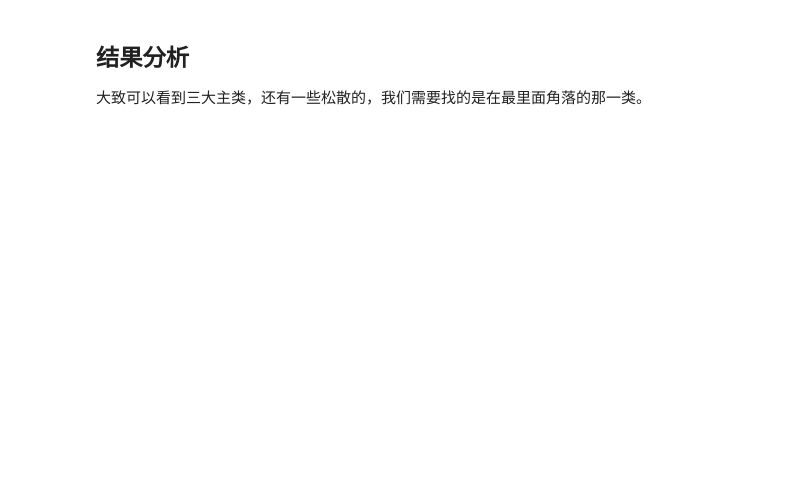
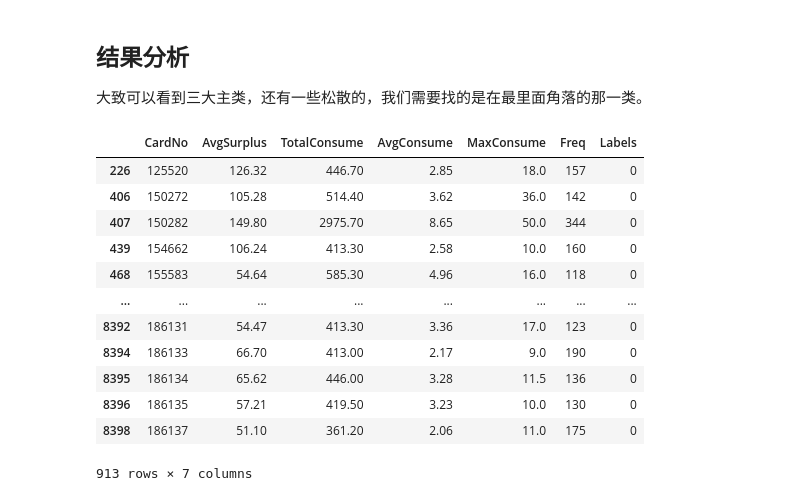
Before and after one commit to nonlinearthink/SCBAnalysis, a Jupyter notebook: model.ipynb, the cells around one changed output. Cells and saved outputs as stored; diff of their text form; code cells hidden in the pictures; blank space fills up the shorter version.

```diff
--- a/model.ipynb
+++ b/model.ipynb
@@ -116,3 +123,23 @@ drawing label 5
 ## 结果分析
 
 大致可以看到三大主类，还有一些松散的，我们需要找的是在最里面角落的那一类。
+# %%
+# 根据上图请自行调整，因为K-Means分类的label值不稳定，所以每次运行完前面的无比更改这个值
+# 这个类是上图中所有项都最低的那一个类
+group_label = 0
+deep_model = evaluation[evaluation.Labels==group_label]
+deep_model
+# %% [output]
+|  | CardNo | AvgSurplus | TotalConsume | AvgConsume | MaxConsume | Freq | Labels |
+| 226 | 125520 | 126.32 | 446.70 | 2.85 | 18.0 | 157 | 0 |
+| 406 | 150272 | 105.28 | 514.40 | 3.62 | 36.0 | 142 | 0 |
+| 407 | 150282 | 149.80 | 2975.70 | 8.65 | 50.0 | 344 | 0 |
+| 439 | 154662 | 106.24 | 413.30 | 2.58 | 10.0 | 160 | 0 |
+| 468 | 155583 | 54.64 | 585.30 | 4.96 | 16.0 | 118 | 0 |
+| ... | ... | ... | ... | ... | ... | ... | ... |
+| 8392 | 186131 | 54.47 | 413.30 | 3.36 | 17.0 | 123 | 0 |
+| 8394 | 186133 | 66.70 | 413.00 | 2.17 | 9.0 | 190 | 0 |
+| 8395 | 186134 | 65.62 | 446.00 | 3.28 | 11.5 | 136 | 0 |
+| 8396 | 186135 | 57.21 | 419.50 | 3.23 | 10.0 | 130 | 0 |
+| 8398 | 186137 | 51.10 | 361.20 | 2.06 | 11.0 | 175 | 0 |
+913 rows × 7 columns
```
Also changed, not shown: parts of 8 cells of this notebook, 1 other file.
